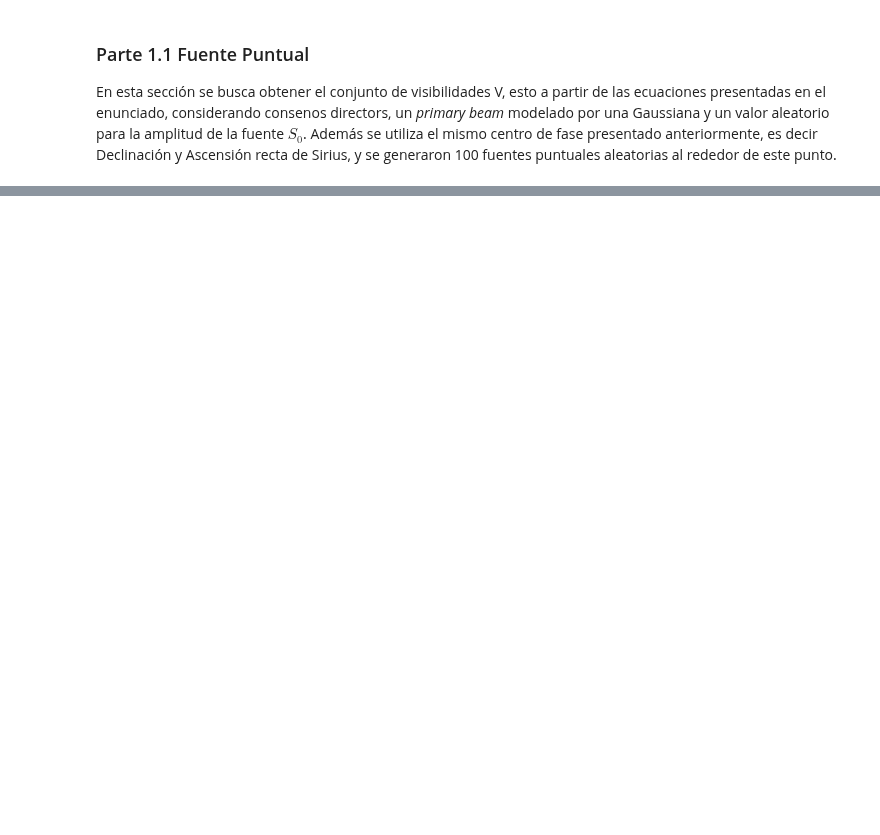
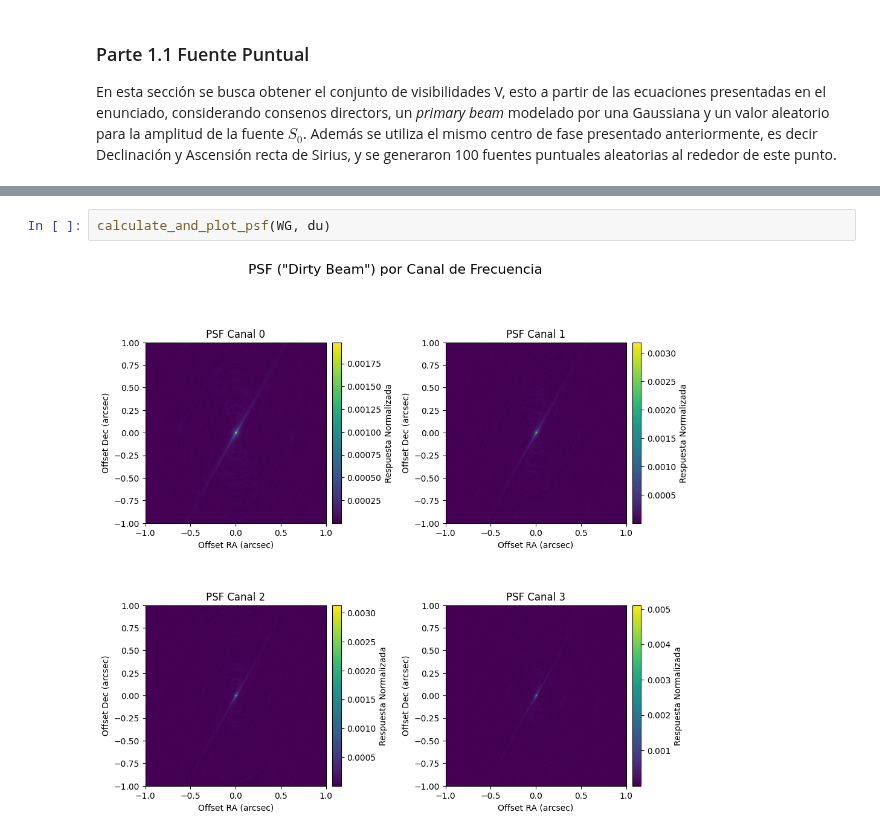
Before and after one commit to Mieres7/RadioInterferometry, a Jupyter notebook: lab1/laboratory1.ipynb, the cells around one changed output, grey strips where cells are left out. Cells and saved outputs as stored; diff of their text form; blank space fills up the shorter version.

```diff
--- a/lab1/laboratory1.ipynb
+++ b/lab1/laboratory1.ipynb
@@ -636,0 +788,4 @@ plt.show()
+# %%
+calculate_and_plot_psf(WG, du)
+# %% [output]
+[figure, added]
```
Also changed, not shown: parts of 15 cells of this notebook, 2 other files.
